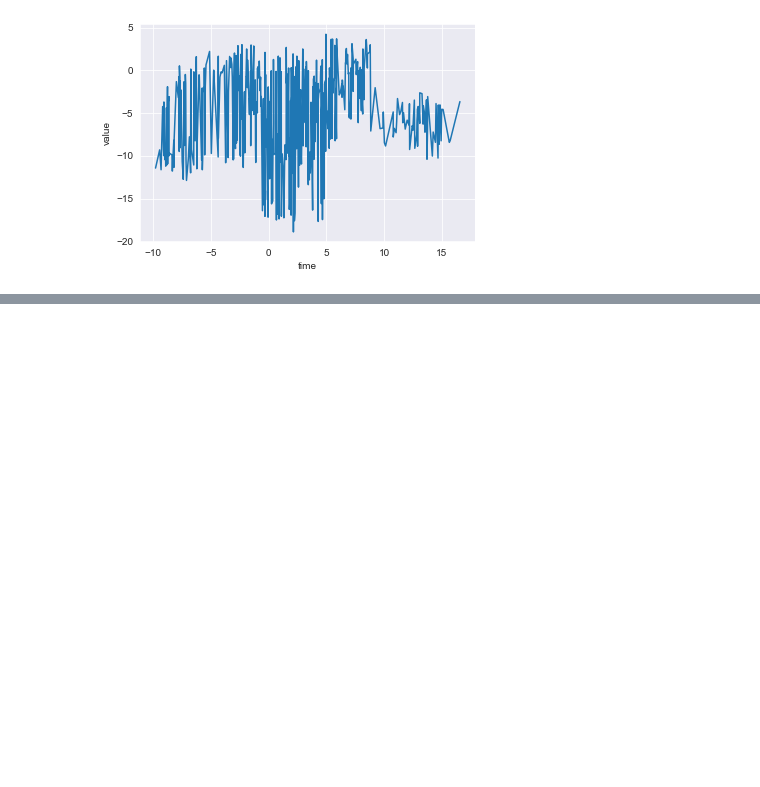
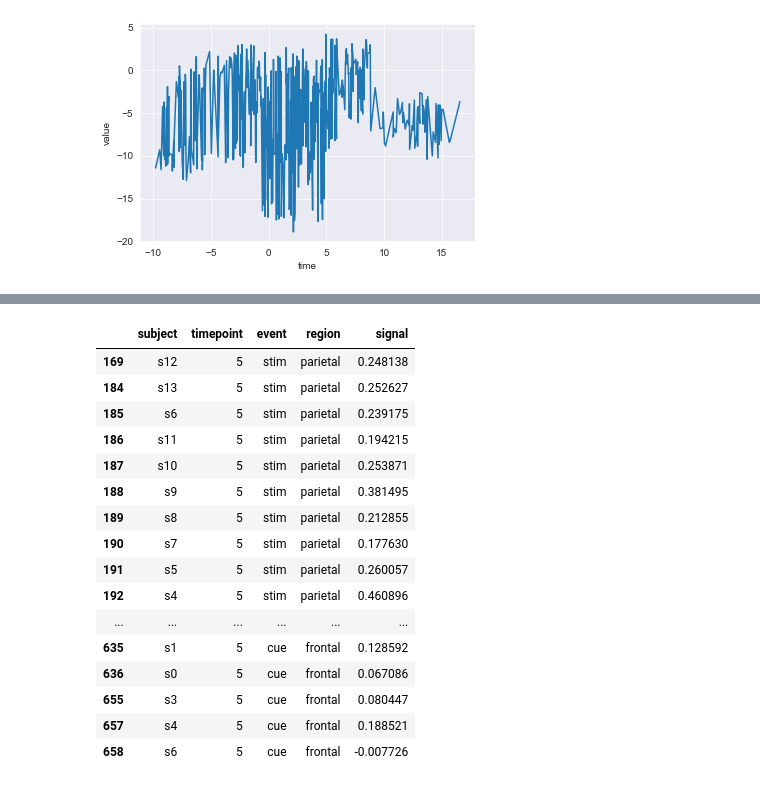
Before and after one commit to dehsheikh/Data_Science, a Jupyter notebook: Data_Visualization/Seaborn.ipynb, the cells around one changed output, grey strips where cells are left out. Drawn from its saved outputs; the diff is of its cells as text; code cells hidden in the pictures; blank space fills up the shorter version.

```diff
--- a/Data_Visualization/Seaborn.ipynb
+++ b/Data_Visualization/Seaborn.ipynb
@@ -141,0 +168,20 @@ sns.lineplot(data = df,
+# %%
+fmri.loc[(fmri["timepoint"] == 5)]
+# %% [output]
+|  | subject | timepoint | event | region | signal |
+| 169 | s12 | 5 | stim | parietal | 0.248138 |
+| 184 | s13 | 5 | stim | parietal | 0.252627 |
+| 185 | s6 | 5 | stim | parietal | 0.239175 |
+| 186 | s11 | 5 | stim | parietal | 0.194215 |
+| 187 | s10 | 5 | stim | parietal | 0.253871 |
+| 188 | s9 | 5 | stim | parietal | 0.381495 |
+| 189 | s8 | 5 | stim | parietal | 0.212855 |
+| 190 | s7 | 5 | stim | parietal | 0.177630 |
+| 191 | s5 | 5 | stim | parietal | 0.260057 |
+| 192 | s4 | 5 | stim | parietal | 0.460896 |
+| ... | ... | ... | ... | ... | ... |
+| 635 | s1 | 5 | cue | frontal | 0.128592 |
+| 636 | s0 | 5 | cue | frontal | 0.067086 |
+| 655 | s3 | 5 | cue | frontal | 0.080447 |
+| 657 | s4 | 5 | cue | frontal | 0.188521 |
+| 658 | s6 | 5 | cue | frontal | -0.007726 |
```
Also changed, not shown: parts of 5 cells of this notebook.
